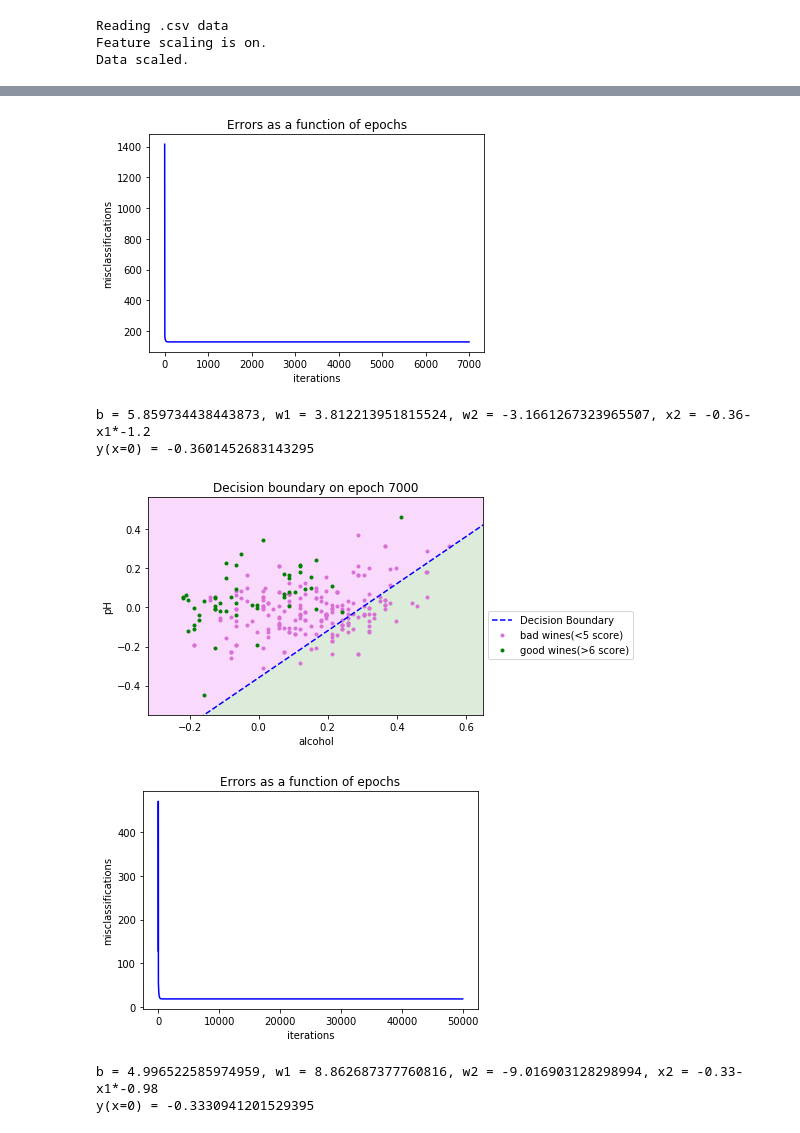
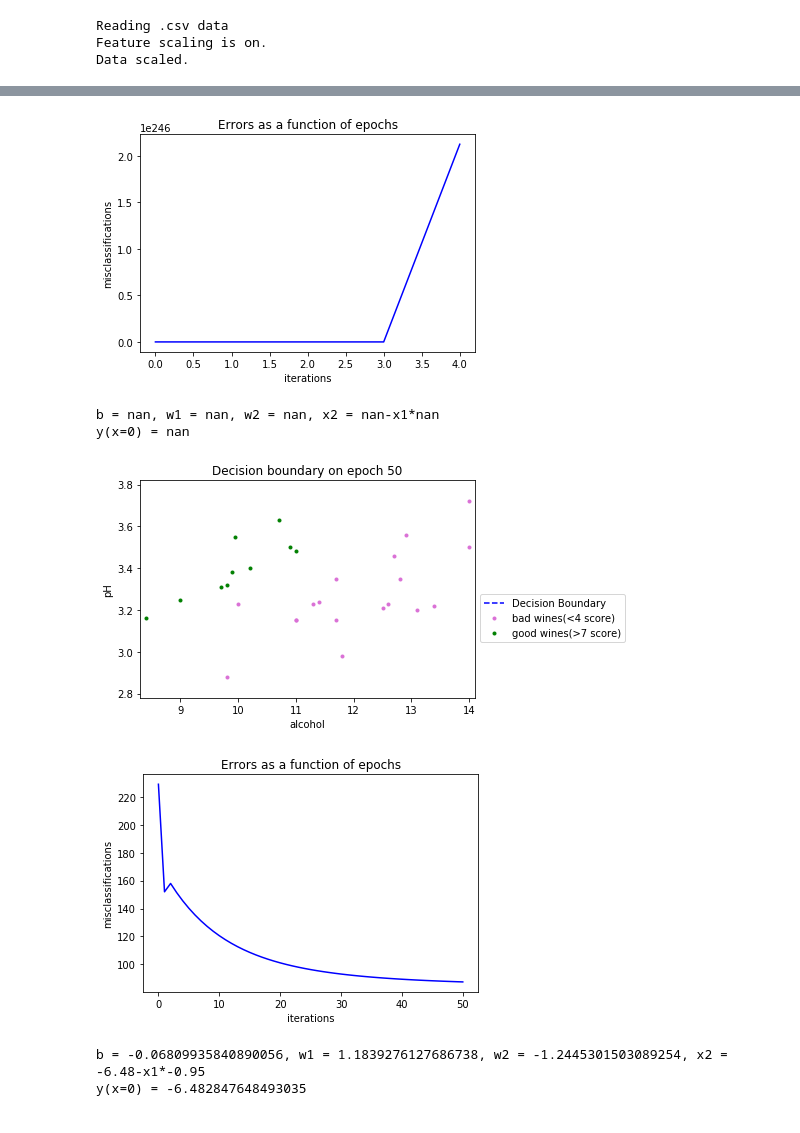
Before and after one commit to tsergien/sommelier, a Jupyter notebook: perceptron.ipynb, the cells around one changed output, grey strips where cells are left out. Drawn from its saved outputs; the diff is of its cells as text; code cells hidden in the pictures.

```diff
--- a/perceptron.ipynb
+++ b/perceptron.ipynb
@@ -227,6 +221,7 @@ y(x=0) = 0.010818617130069461
 # %%
 # V.3
 
+red_df = pd.read_csv("resources/winequality-red.csv", sep=";")
 class Adaline(object):
 
     def __init__(self, threshold, learning_rate=0.01, epochs=0):
@@ -287,47 +282,46 @@ class Adaline(object):
         if reinitialize_weights:
             self.w = [random.random() for i in range(len(x[0]))]
             self.bias = random.random()
         y = [random.random() * 10 for _ in range(len(x))]
         self.res.append([self.current_epoch, self.error(y, d), self.w, self.bias])
         step = self.do_step_online if online else self.do_step_batch
-        if self.epochs > 0:
-            for _ in range(self.epochs):
-                step(x, y, d)
-        else:
-            while self.res[-1][1] > 0:
-                step(x, y, d)
+        for i in infinity() if self.epochs == 0 else range(self.epochs):
+            step(x, y, d)
+            if self.epochs == 0 and i > 2 and abs(self.res[-2][1]) < abs(self.res[-1][1]):
+                break
         return
 
     def predict(self, x):
         return dot(self.w, x) + self.bias
 
 
 def prepare_data_and_train_ada(wine_data: pd.DataFrame, learning_rate, \
                                factors: list, wines_threshs: list, epochs: int, online=True):
     ada = Adaline(wines_threshs[1], learning_rate, epochs)
     part = wine_data[wine_data.quality.isin(wines_threshs)]
     part.index = range(len(part))
     x = part[factors].values
     d = part['quality']
     ada.train(x, d, online)
     plot_performance(ada.res, part, wines_threshs[1], wines_threshs[0], factors, ada.current_epoch)
     return
 
 
 # learning_rate, online = 0.01, False # batch
 learning_rate, online = 0.01, True #online
 
 # showtime
-# prepare_data_and_train_ada(red_df, 0.4, ['alcohol', 'pH'], [3, 8], 50)
-# prepare_data_and_train_ada(red_df, 0.001, ['alcohol', 'pH'], [3, 8], 50)
+prepare_data_and_train_ada(red_df, 0.1, ['alcohol', 'pH'], [3, 8], 50)
+prepare_data_and_train_ada(red_df, 0.01, ['alcohol', 'pH'], [3, 8], 50)
 
-prepare_data_and_train_ada(red_df, learning_rate, ['alcohol', 'pH'], [3, 8], 3000, online)
-prepare_data_and_train_ada(red_df, learning_rate, ['alcohol', 'pH'], [4, 7], 7000, online)
+# prepare_data_and_train_ada(red_df, learning_rate, ['alcohol', 'pH'], [3, 8], 15000, online)
+# prepare_data_and_train_ada(red_df, learning_rate, ['alcohol', 'pH'], [4, 7], 7000, online)
+# prepare_data_and_train_ada(red_df, learning_rate, ['alcohol', 'pH'], [3, 8], 0, online)
 # %% [output]
-[figure, old version]
+[figure, new version]
-b = 5.859734438443873, w1 = 3.812213951815524, w2 = -3.1661267323965507, x2 = -0.36-x1*-1.2
-y(x=0) = -0.3601452683143295
+b = nan, w1 = nan, w2 = nan, x2 = nan-x1*nan
+y(x=0) = nan
-[figure, old version]
+[figure, new version]
-[figure, old version]
+[figure, new version]
-b = 4.996522585974959, w1 = 8.862687377760816, w2 = -9.016903128298994, x2 = -0.33-x1*-0.98
-y(x=0) = -0.3330941201529395
+b = -0.06809935840890056, w1 = 1.1839276127686738, w2 = -1.2445301503089254, x2 = -6.48-x1*-0.95
+y(x=0) = -6.482847648493035
```
Also changed, not shown: parts of 4 cells of this notebook.
